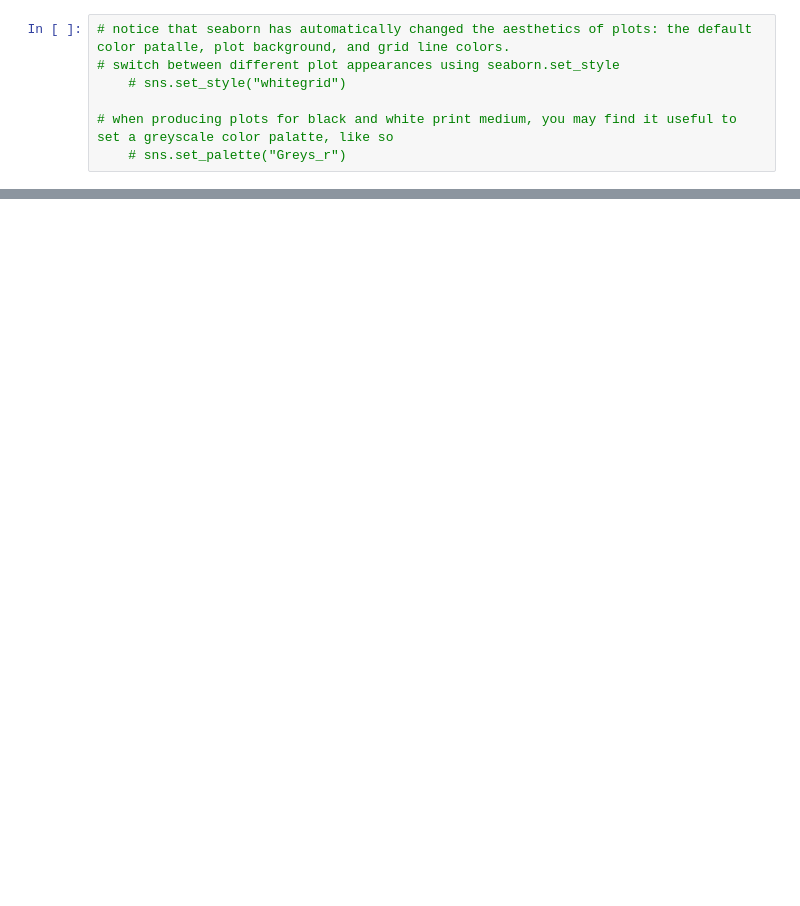
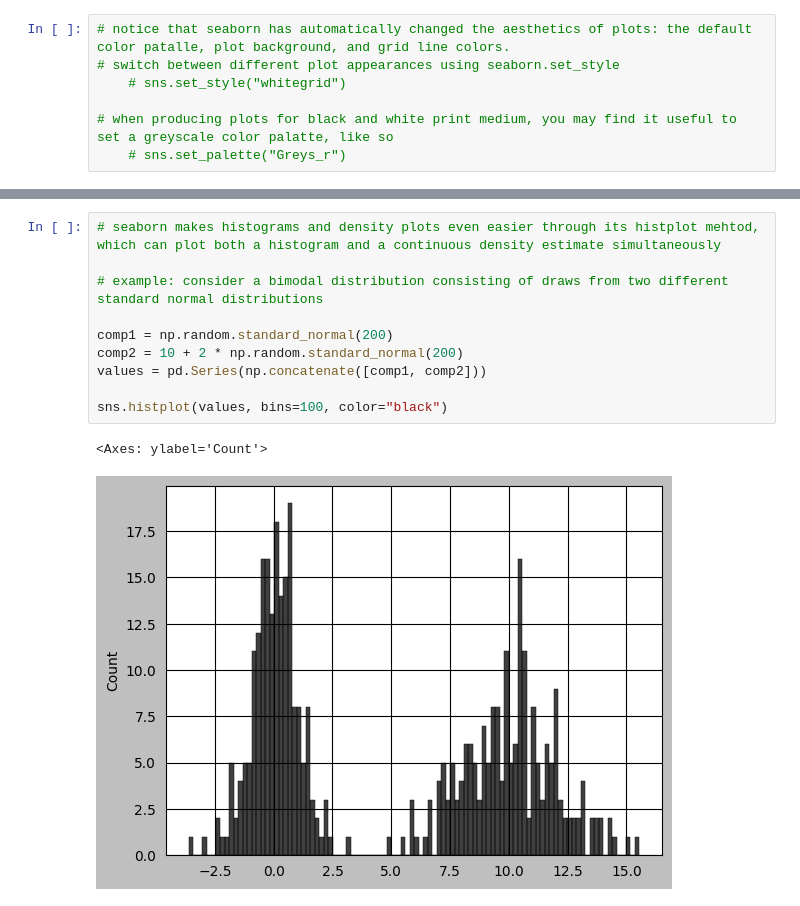
Before and after one commit to f-ckyou/pandas, a Jupyter notebook: pd-9/2_plotting_with_pandas_and_seaborn.ipynb, the cells around one changed output, grey strips where cells are left out. Cells and saved outputs as stored; diff of their text form; blank space fills up the shorter version.

```diff
--- a/pd-9/2_plotting_with_pandas_and_seaborn.ipynb
+++ b/pd-9/2_plotting_with_pandas_and_seaborn.ipynb
@@ -312,0 +375,13 @@ sns.barplot(x="tip_pct", y="day", hue="time", data=tips, orient="h")
+# %%
+# seaborn makes histograms and density plots even easier through its histplot mehtod, which can plot both a histogram and a continuous density estimate simultaneously
+
+# example: consider a bimodal distribution consisting of draws from two different standard normal distributions
+
+comp1 = np.random.standard_normal(200)
+comp2 = 10 + 2 * np.random.standard_normal(200)
+values = pd.Series(np.concatenate([comp1, comp2]))
+
+sns.histplot(values, bins=100, color="black")
+# %% [output]
+<Axes: ylabel='Count'>
+[figure, added]
```
Also changed, not shown: parts of 14 cells of this notebook.
